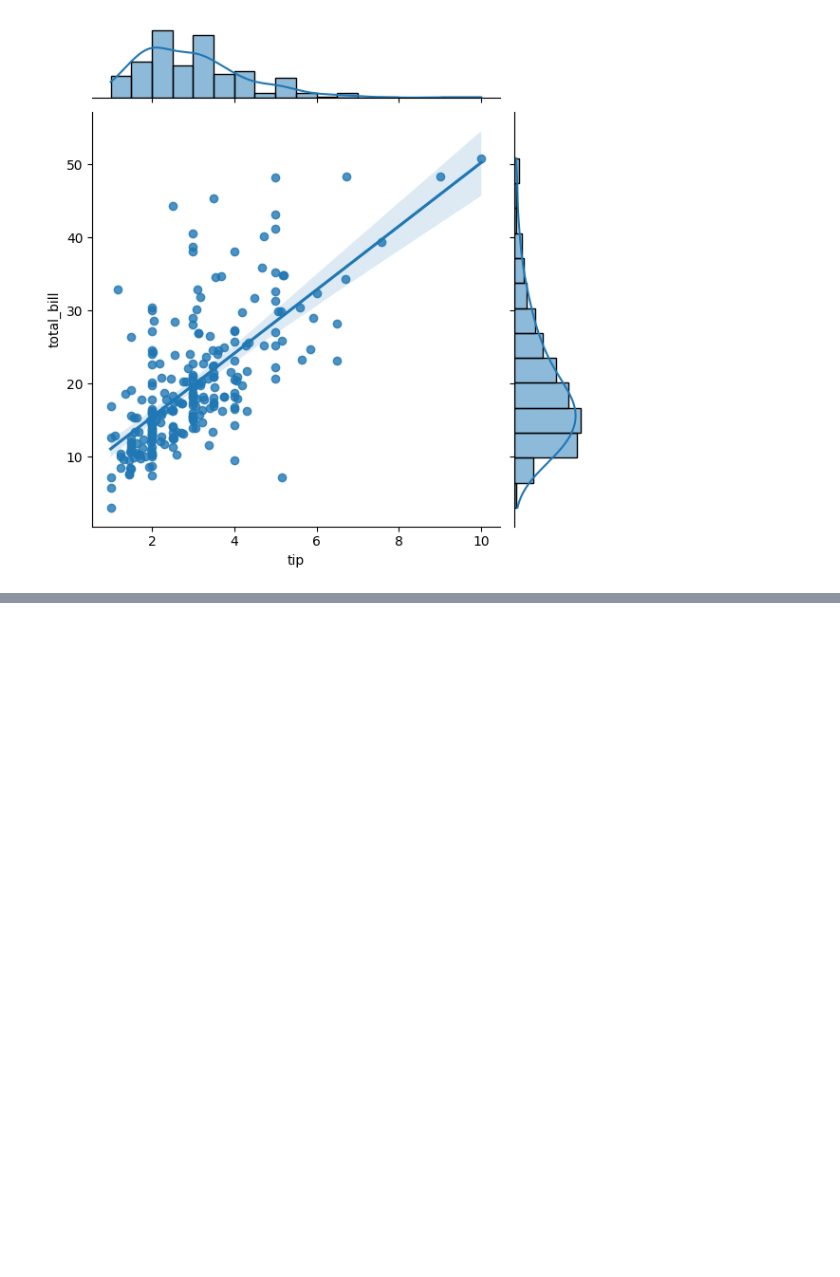
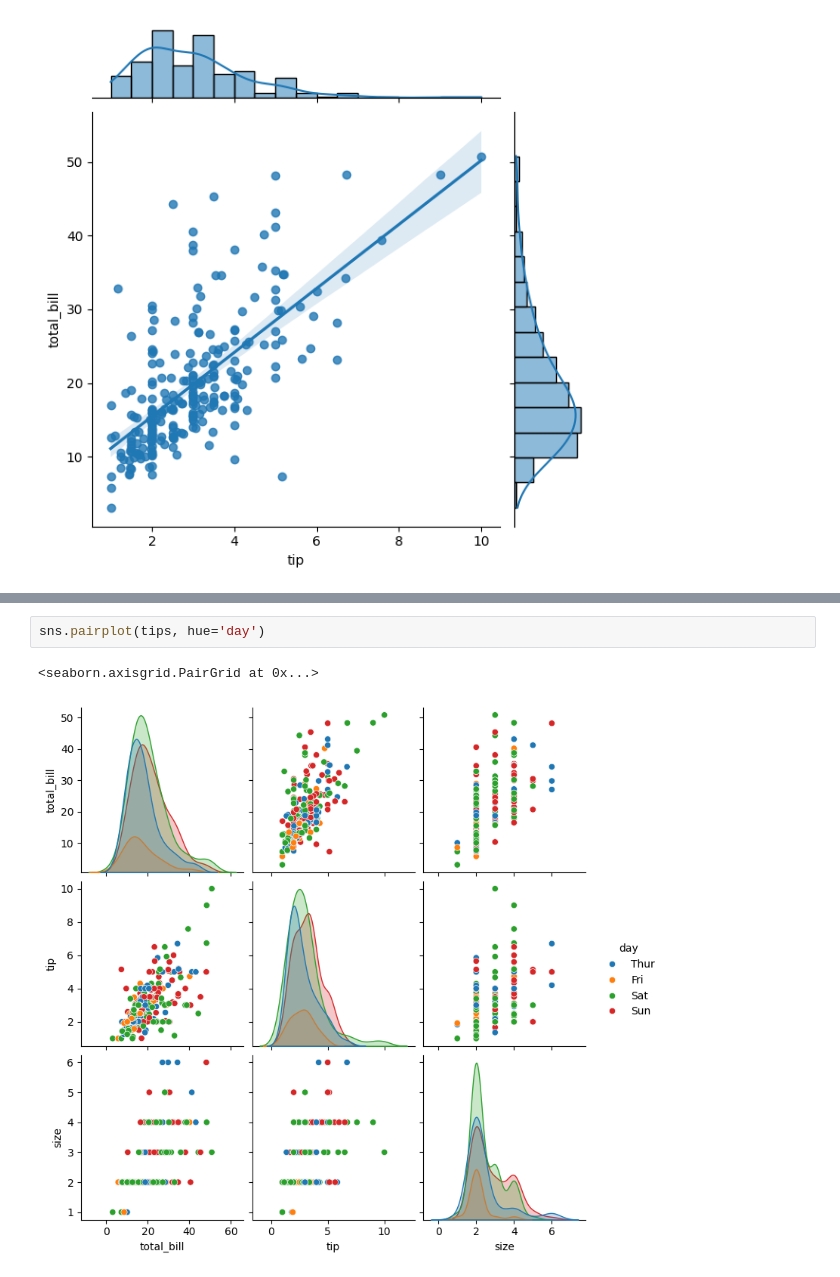
Before and after one commit to bindhusudhakar/Data-science-and-AI-ML-intership-, a Jupyter notebook: day14/EDA_program.ipynb, the cells around one changed output, grey strips where cells are left out. Drawn from its saved outputs; the diff is of its cells as text; blank space fills up the shorter version.

```diff
--- a/day14/EDA_program.ipynb
+++ b/day14/EDA_program.ipynb
@@ -39,0 +55,5 @@ sns.jointplot(x=tips.tip, y=tips.total_bill, kind='reg')
+# %%
+sns.pairplot(tips, hue='day')
+# %% [output]
+<seaborn.axisgrid.PairGrid at 0x...>
+[figure, added]
```
Also changed, not shown: parts of 11 cells of this notebook, 5 other files.
